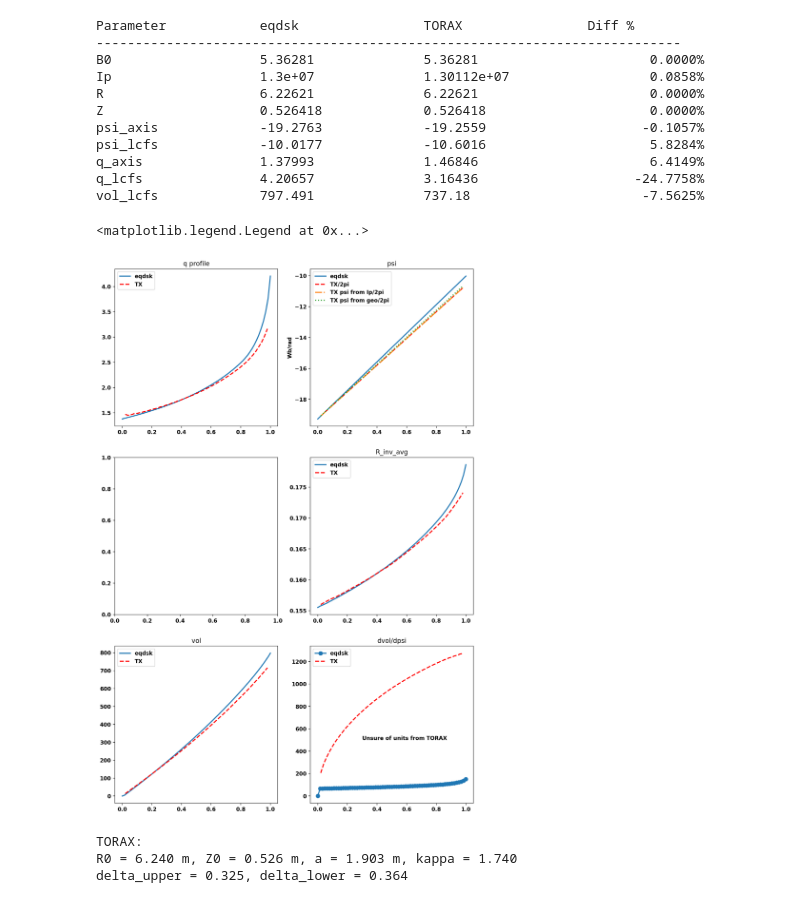
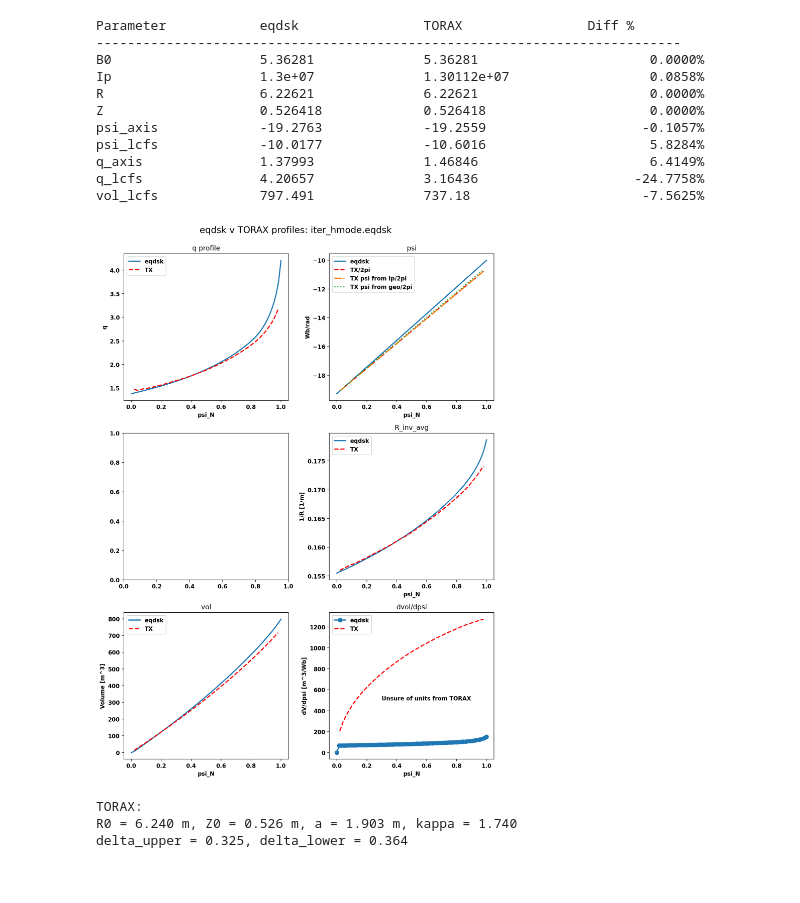
Before and after one commit to fs2819/tm-tx, a Jupyter notebook: eqdsk_v_tx_geo.ipynb, the cells around one changed output. Cells and saved outputs as stored; diff of their text form; code cells hidden in the pictures.

Commit message:
Minor plotting updates

```diff
--- a/eqdsk_v_tx_geo.ipynb
+++ b/eqdsk_v_tx_geo.ipynb
@@ -21,4 +21,6 @@ from scipy.interpolate import interp1d
 %config InlineBackend.figure_format = "retina"
 
 from read_eqdsk_extended import read_eqdsk_extended
+
+eqdsk_file = 'iter_hmode.eqdsk'
 # %% [output]
@@ -79,7 +81,7 @@ Saving gEQDSK: iter_hmode.eqdsk
 [figure]
 # %%
 # load tm dict from eqdsk file
-tm_eqdsk = read_eqdsk_extended('iter_hmode.eqdsk')
+tm_eqdsk = read_eqdsk_extended(eqdsk_file)
 psi_N, q, geo, _, _, _ = mygs.get_q()
 stats = mygs.get_stats()
 
@@ -114,7 +116,7 @@ config_dict = {
     'geometry': {
         'geometry_type': 'eqdsk',
         'geometry_directory': os.getcwd(),
-        'geometry_file': 'iter_hmode.eqdsk',
+        'geometry_file': eqdsk_file,
         'Ip_from_parameters': False,
         'cocos': 2,
         'last_surface_factor': 0.95
@@ -289,7 +291,9 @@ q_axis               1.37993              1.46846                      6.4149%
 q_lcfs               4.20657              3.16436                    -24.7758%
 vol_lcfs             797.491              737.18                      -7.5625%
 # %%
-fig, axes = plt.subplots(3,2,figsize=(12,18))
+# Profile comparison plots
+fig, axes = plt.subplots(3,2,figsize=(10,14))
+fig.suptitle(f'eqdsk v TORAX profiles: {eqdsk_file} \n ', fontsize=16)
 
 ax00 = axes[0,0]
 ax01 = axes[0,1]
@@ -301,39 +305,49 @@ ax21 = axes[2,1]
 ax00.set_title('q profile')
 ax00.plot(tm['psi_N'], tm['q_prof'], label='eqdsk')
 ax00.plot(tx['psi_N'], tx['q_prof'], 'r--', label='TX')
+ax00.set_ylabel('q')
+ax00.set_xlabel('psi_N')
 ax00.legend()
 
 ax01.set_title('psi')
 ax01.plot(tm['psi_N'], tm['psi'], label='eqdsk')
 ax01.plot(tx['psi_N'], tx['psi'], 'r--', label='TX/2pi')
 ax01.plot(tx['psi_N'], tx['psi_from_Ip'], '-.', label = 'TX psi from Ip/2pi')
 ax01.plot(tx['psi_N'], tx['psi_from_geo'], ':', label = 'TX psi from geo/2pi')
 ax01.set_ylabel('Wb/rad')
+ax01.set_xlabel('psi_N')
 ax01.legend()
 
 # ax10.set_title('R_avg')
 # ax10.plot(tm['psi_N'], tm['R_avg'], label='eqdsk')
 # ax10.plot(tx['psi_N'], tx['R_inv_avg'], 'r--', label='TX (not available)', alpha=0.3)
 # ax10.legend()
 
 ax11.set_title('R_inv_avg')
 ax11.plot(tm['psi_N'], tm['R_inv_avg'], label='eqdsk')
 ax11.plot(tx['psi_N'], tx['R_inv_avg'], 'r--', label='TX')
+ax11.set_ylabel('<1/R> [1/m]')
+ax11.set_xlabel('psi_N')
 ax11.legend()
 
 ax20.set_title('vol')
 ax20.plot(tm['psi_N'], tm['vol'], label='eqdsk')
 ax20.plot(tx['psi_N'], tx['vol'], 'r--', label='TX')
+ax20.set_ylabel('Volume [m^3]')
+ax20.set_xlabel('psi_N')
 ax20.legend()
 
 ax21.set_title('dvol/dpsi')
 ax21.plot(tm['psi_N'], tm['vpr'], label='eqdsk', marker='o')
 ax21.plot(tx['psi_N'], tx['vpr'], 'r--', label='TX')
 ax21.text(0.3,500, 'Unsure of units from TORAX')
+ax21.set_ylabel('dV/dpsi [m^3/Wb]')
+ax21.set_xlabel('psi_N')
 ax21.legend()
+
+fig.tight_layout()
 # %% [output]
-<matplotlib.legend.Legend at 0x...>
-[figure, old version]
+[figure, new version]
 # %%
 # extract geometry parameters from TORAX and construct LCFS using Miller geometry
 dt = data_tree
```
Also changed, not shown: parts of 7 cells of this notebook, 2 other files.
